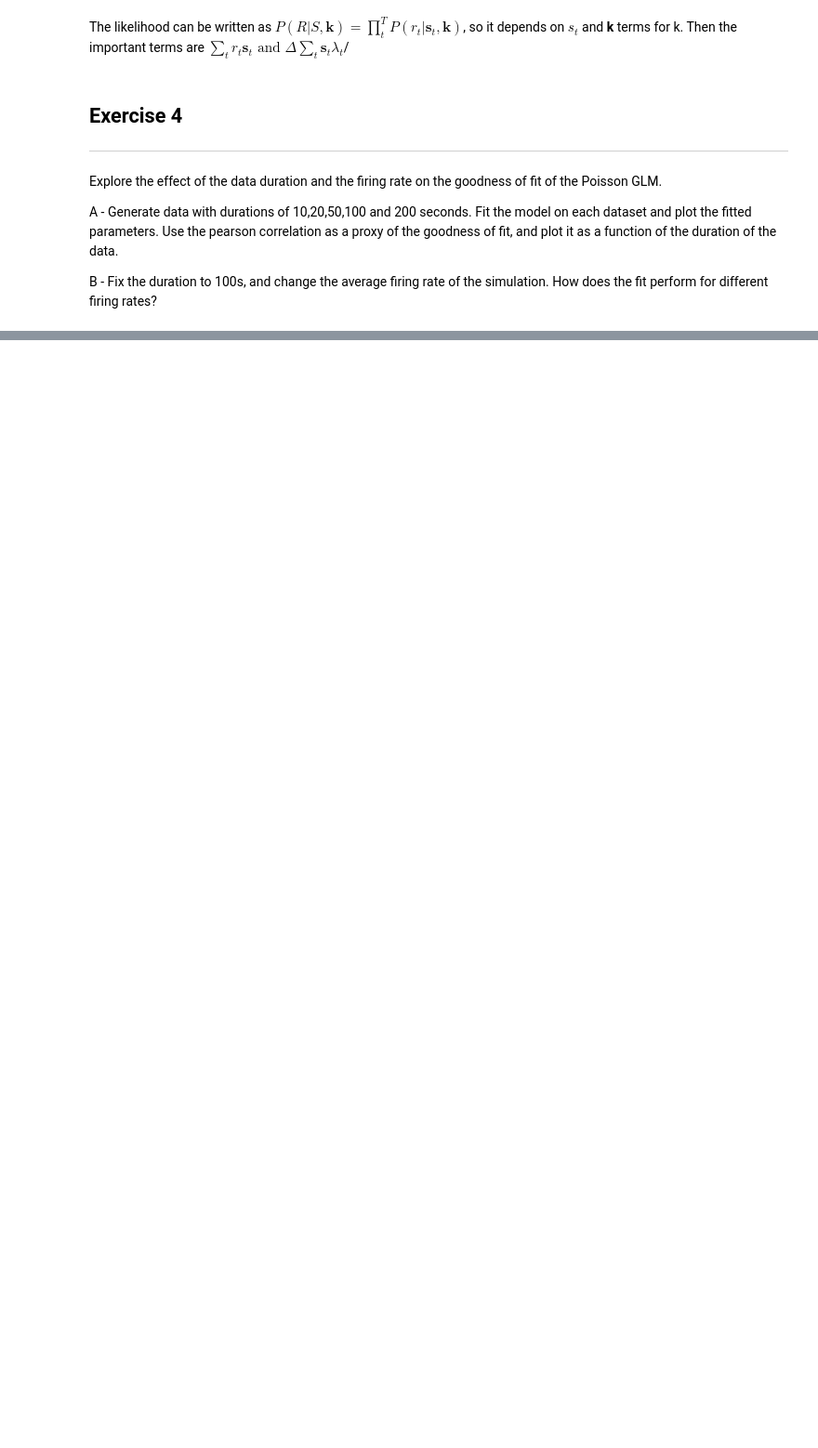
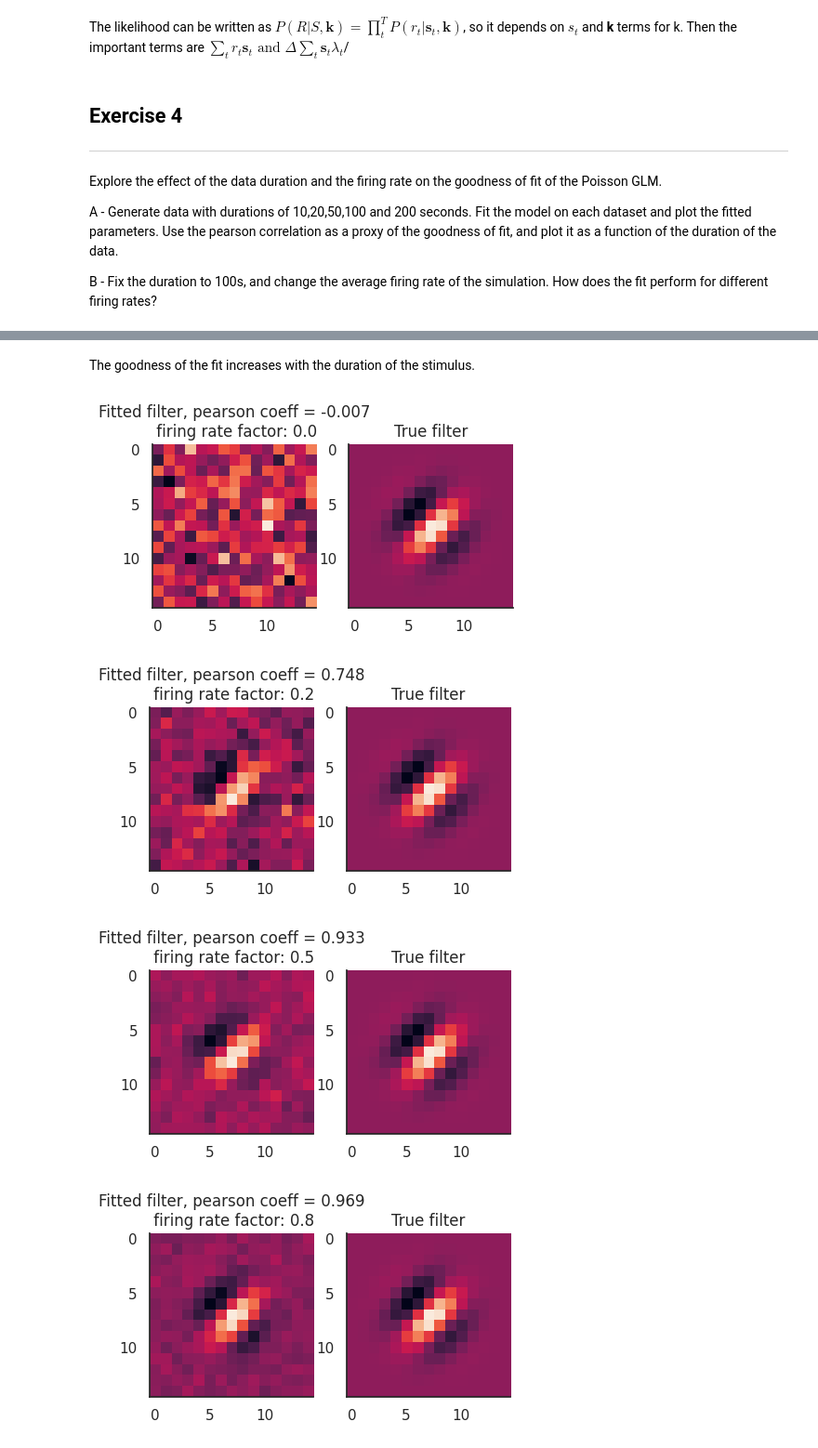
Before and after one commit to irenetiem/single-cell-analysis, a Jupyter notebook: 02-GLMs/exercises.ipynb, the cells around one changed output, grey strips where cells are left out. Shown at 93% size. Drawn from its saved outputs; the diff is of its cells as text; code cells hidden in the pictures; blank space fills up the shorter version.

```diff
--- a/02-GLMs/exercises.ipynb
+++ b/02-GLMs/exercises.ipynb
@@ -319,0 +380,54 @@ B - Fix the duration to 100s, and change the average firing rate of the simulati
+# %% [markdown]
+The goodness of the fit increases with the duration of the stimulus.
+# %%
+# A
+
+# only GLM
+
+firing_rates_factors = np.array([0, 0.2, 0.5, 0.8, 1, 1.5, 5, 10])
+
+dt = .1
+std_dev = 1
+vf_size = (15,15)
+noise_variance = 1
+offset = 2.
+duration = 100
+
+PCs_GLM = np.zeros((len(firing_rates_factors)))
+
+for i, firing_rate_facotr in enumerate(firing_rates_factors):
+
+  n_bins = round(duration / float(dt))
+  S = std_dev * np.random.randn(n_bins,vf_size[0],vf_size[1])
+
+
+  K = generate_K() # randomise for each trial
+
+  # flatten the matrices in to 1d array for convenience
+  K_flat = K.ravel()
+  K_flat = np.hstack((K.flat, offset))
+
+  S_flat = S.reshape(S.shape[0],S.shape[1]*S.shape[2])
+  S_flat = np.hstack((S_flat, np.ones((n_bins, 1))))
+
+  ks = np.dot(K_flat, S_flat.T)
+  rate = ks * firing_rate_facotr
+  rate = rate + np.sqrt(noise_variance) * np.random.randn(n_bins)
+
+  K_hat = np.linalg.pinv(S_flat.T @ S_flat) @ (S_flat.T @ rate)
+  K_hat = K_hat[:-1].reshape(vf_size)
+
+  PCs_GLM[i] = cc(K, K_hat)
+
+  plt.figure(figsize=(5,3))
+  plt.subplot(1,2,1)
+  plt.title('Fitted filter, pearson coeff = {}\n firing rate factor: {}'.format(round(cc(K, K_hat),3), firing_rate_facotr))
+  plt.imshow(K_hat)
+  plt.subplot(1,2,2)
+  plt.title('True filter')
+  plt.imshow(K)
+# %% [output]
+[figure, added]
+[figure, added]
+[figure, added]
+[figure, added]
```
Also changed, not shown: parts of 5 cells of this notebook.
